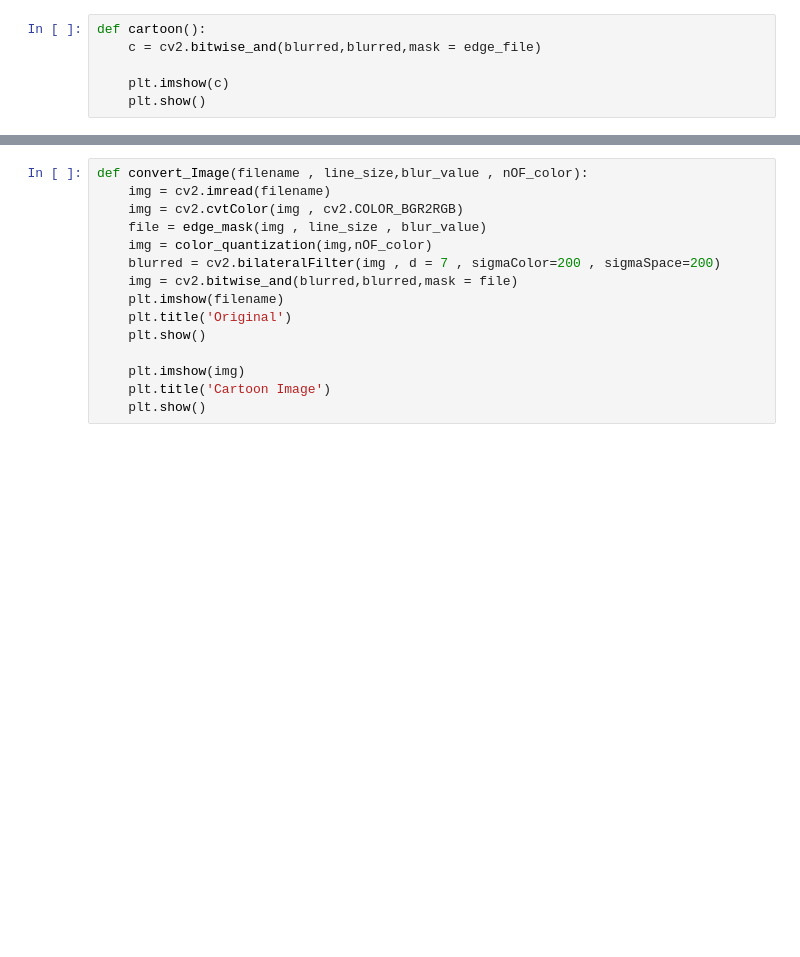
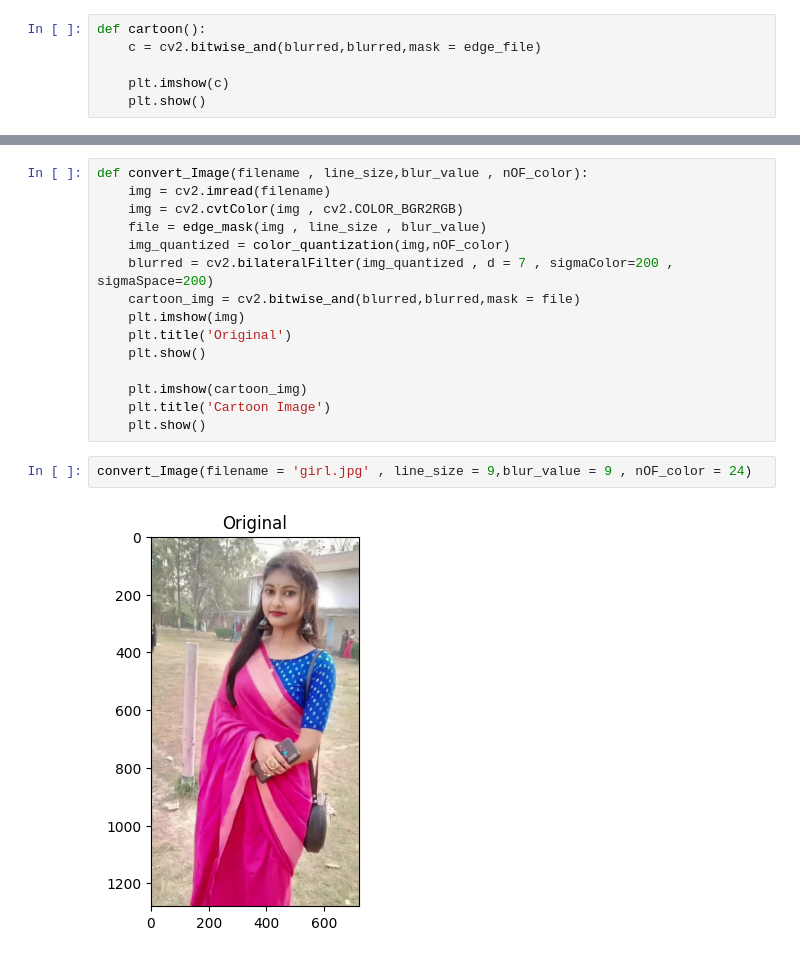
Before and after one commit to sky-m1618/PROJECT_1, a Jupyter notebook: P3_Image_to_cartoon.ipynb, the cells around one changed output, grey strips where cells are left out. Drawn from its saved outputs; the diff is of its cells as text; blank space fills up the shorter version.

```diff
--- a/P3_Image_to_cartoon.ipynb
+++ b/P3_Image_to_cartoon.ipynb
@@ -74,13 +74,17 @@ def convert_Image(filename , line_size,blur_value , nOF_color):
     img = cv2.imread(filename)
     img = cv2.cvtColor(img , cv2.COLOR_BGR2RGB)
     file = edge_mask(img , line_size , blur_value)
-    img = color_quantization(img,nOF_color)
-    blurred = cv2.bilateralFilter(img , d = 7 , sigmaColor=200 , sigmaSpace=200)
-    img = cv2.bitwise_and(blurred,blurred,mask = file)
-    plt.imshow(filename)
+    img_quantized = color_quantization(img,nOF_color)
+    blurred = cv2.bilateralFilter(img_quantized , d = 7 , sigmaColor=200 , sigmaSpace=200)
+    cartoon_img = cv2.bitwise_and(blurred,blurred,mask = file)
+    plt.imshow(img)
     plt.title('Original')
     plt.show()
 
-    plt.imshow(img)
+    plt.imshow(cartoon_img)
     plt.title('Cartoon Image')
     plt.show()
+# %%
+convert_Image(filename = 'girl.jpg' , line_size = 9,blur_value = 9 , nOF_color = 24)
+# %% [output]
+[figure, added]
```
Also changed, not shown: parts of 4 cells of this notebook.
